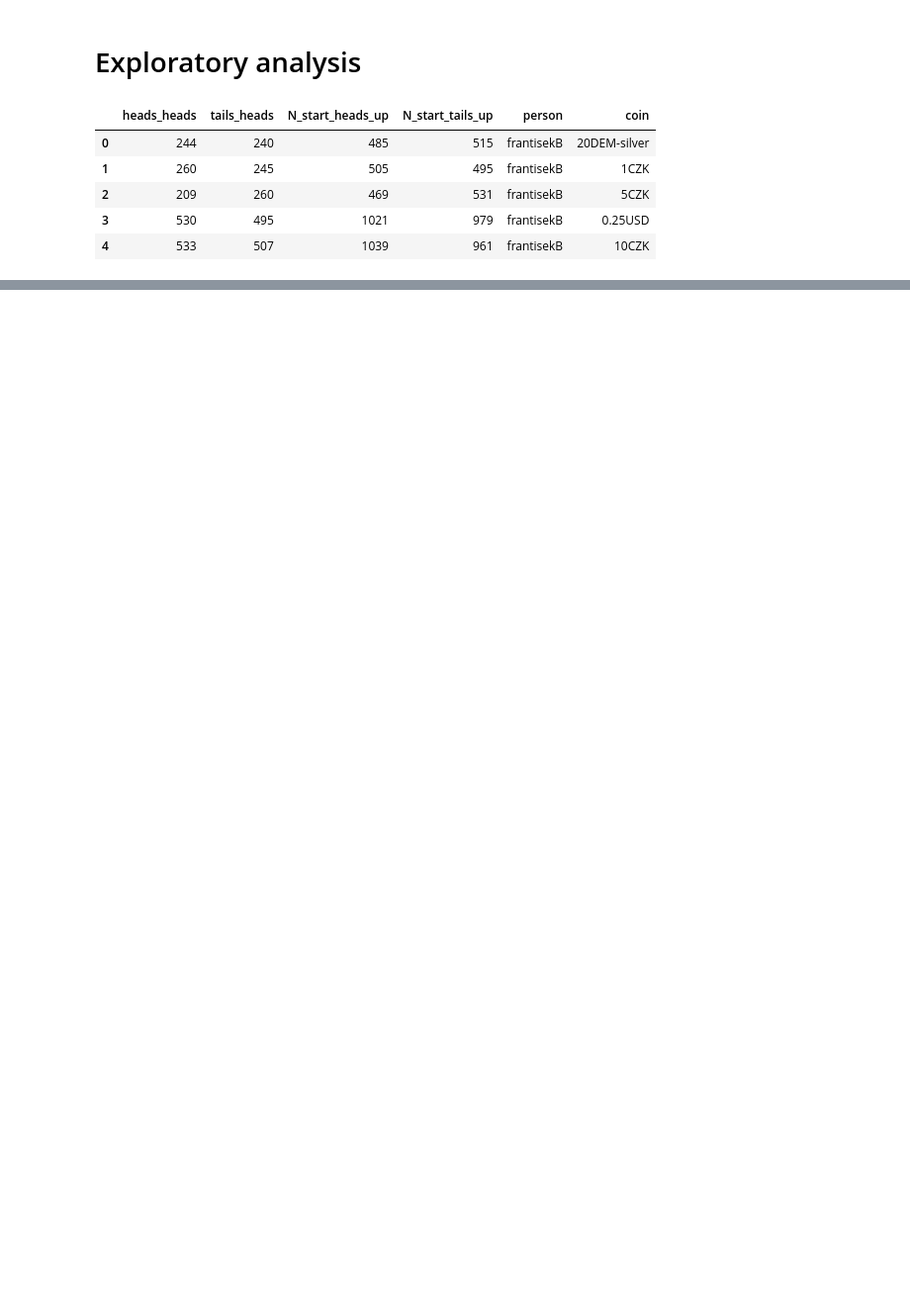
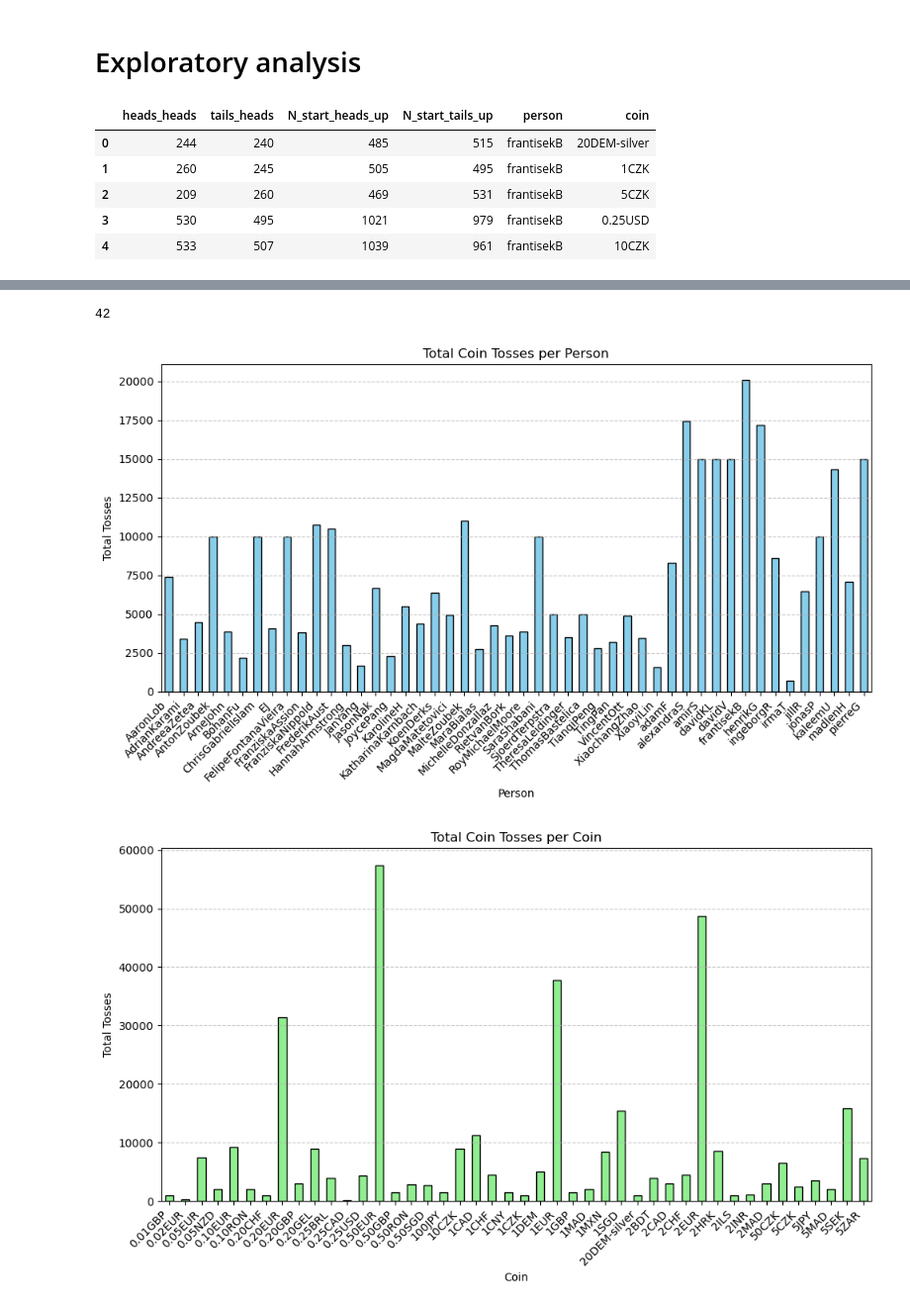
Before and after one commit to julsofpet/cointoss, a Jupyter notebook: explore.ipynb, the cells around one changed output, grey strips where cells are left out. Shown at 99% size. Cells and saved outputs as stored; diff of their text form; code cells hidden in the pictures; blank space fills up the shorter version.

```diff
--- a/explore.ipynb
+++ b/explore.ipynb
@@ -178,0 +301,40 @@ plt.show()
+# %%
+len(coins_data)
+# %% [output]
+42
+# %%
+import pandas as pd
+import matplotlib.pyplot as plt
+
+# Load the data (replace 'data.csv' with your actual file name)
+# data = pd.read_csv('data.csv')
+
+# Create histograms for the number of tosses per person and per coin
+# Group by person and coin to sum total tosses
+tosses_per_person = data.groupby('person')['total_tosses'].sum()
+tosses_per_coin = data.groupby('coin')['total_tosses'].sum()
+
+# Plot histogram for total tosses per person
+plt.figure(figsize=(10, 6))
+tosses_per_person.plot(kind='bar', color='skyblue', edgecolor='black')
+plt.title('Total Coin Tosses per Person')
+plt.xlabel('Person')
+plt.ylabel('Total Tosses')
+plt.xticks(rotation=45, ha='right')
+plt.grid(axis='y', linestyle='--', alpha=0.7)
+plt.tight_layout()
+plt.show()
+
+# Plot histogram for total tosses per coin
+plt.figure(figsize=(10, 6))
+tosses_per_coin.plot(kind='bar', color='lightgreen', edgecolor='black')
+plt.title('Total Coin Tosses per Coin')
+plt.xlabel('Coin')
+plt.ylabel('Total Tosses')
+plt.xticks(rotation=45, ha='right')
+plt.grid(axis='y', linestyle='--', alpha=0.7)
+plt.tight_layout()
+plt.show()
+# %% [output]
+[figure, added]
+[figure, added]
```
Also changed, not shown: parts of 7 cells of this notebook.
